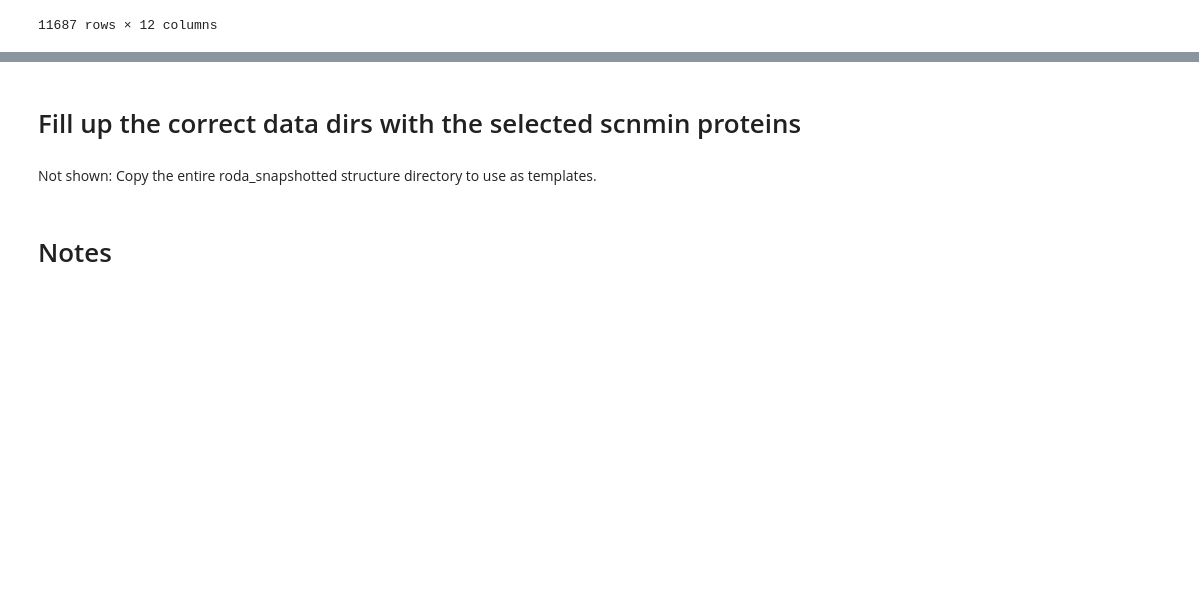
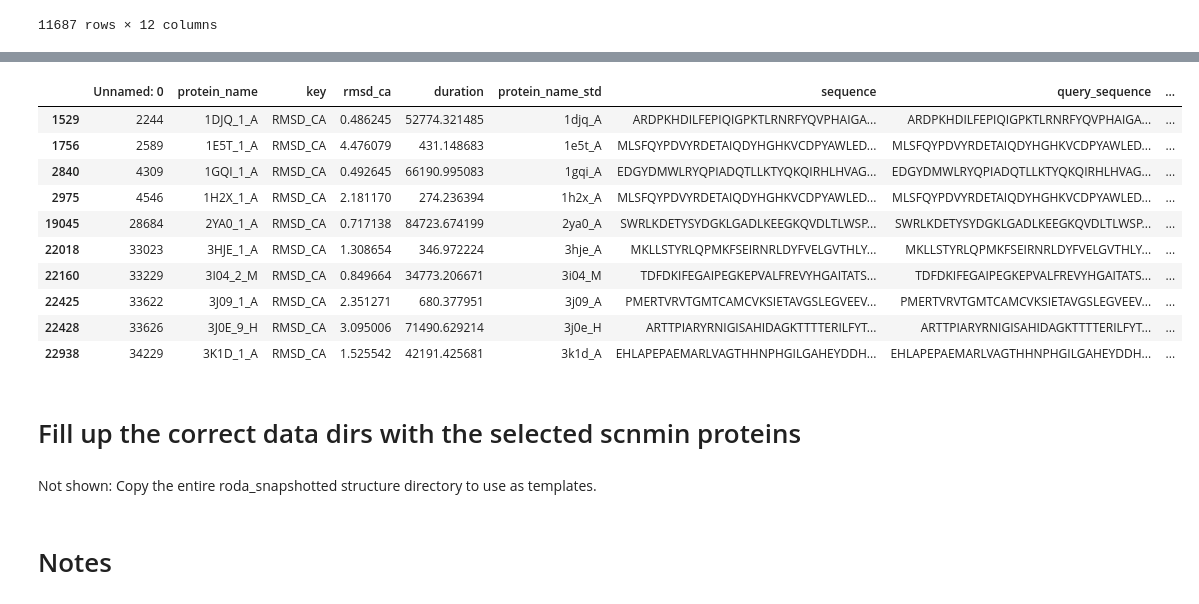
Before and after one commit to jonathanking/openfold, a Jupyter notebook: jk_research/notebooks/230510_selecting_forming_scnmin_data.ipynb, the cells around one changed output, grey strips where cells are left out. Saved outputs shown, nothing was run; the diff lists cells and outputs as text; code cells hidden in the pictures; blank space fills up the shorter version.

```diff
--- a/jk_research/notebooks/230510_selecting_forming_scnmin_data.ipynb
+++ b/jk_research/notebooks/230510_selecting_forming_scnmin_data.ipynb
@@ -438,3 +450,18 @@ df_filtered.to_csv("df_filtered.csv")
+# %%
+# Identify the proteins with sequences longer than 700
+df_filtered[df_filtered['sequence'].str.len() > 700]
+# %% [output]
+|  | Unnamed: 0 | protein_name | key | rmsd_ca | duration | protein_name_std | sequence | query_sequence | ... |
+| 1529 | 2244 | 1DJQ_1_A | RMSD_CA | 0.486245 | 52774.321485 | 1djq_A | ARDPKHDILFEPIQIGPKTLRNRFYQVPHAIGA... | ARDPKHDILFEPIQIGPKTLRNRFYQVPHAIGA... | ... |
+| 1756 | 2589 | 1E5T_1_A | RMSD_CA | 4.476079 | 431.148683 | 1e5t_A | MLSFQYPDVYRDETAIQDYHGHKVCDPYAWLED... | MLSFQYPDVYRDETAIQDYHGHKVCDPYAWLED... | ... |
+| 2840 | 4309 | 1GQI_1_A | RMSD_CA | 0.492645 | 66190.995083 | 1gqi_A | EDGYDMWLRYQPIADQTLLKTYQKQIRHLHVAG... | EDGYDMWLRYQPIADQTLLKTYQKQIRHLHVAG... | ... |
+| 2975 | 4546 | 1H2X_1_A | RMSD_CA | 2.181170 | 274.236394 | 1h2x_A | MLSFQYPDVYRDETAIQDYHGHKVCDPYAWLED... | MLSFQYPDVYRDETAIQDYHGHKVCDPYAWLED... | ... |
+| 19045 | 28684 | 2YA0_1_A | RMSD_CA | 0.717138 | 84723.674199 | 2ya0_A | SWRLKDETYSYDGKLGADLKEEGKQVDLTLWSP... | SWRLKDETYSYDGKLGADLKEEGKQVDLTLWSP... | ... |
+| 22018 | 33023 | 3HJE_1_A | RMSD_CA | 1.308654 | 346.972224 | 3hje_A | MKLLSTYRLQPMKFSEIRNRLDYFVELGVTHLY... | MKLLSTYRLQPMKFSEIRNRLDYFVELGVTHLY... | ... |
+| 22160 | 33229 | 3I04_2_M | RMSD_CA | 0.849664 | 34773.206671 | 3i04_M | TDFDKIFEGAIPEGKEPVALFREVYHGAITATS... | TDFDKIFEGAIPEGKEPVALFREVYHGAITATS... | ... |
+| 22425 | 33622 | 3J09_1_A | RMSD_CA | 2.351271 | 680.377951 | 3j09_A | PMERTVRVTGMTCAMCVKSIETAVGSLEGVEEV... | PMERTVRVTGMTCAMCVKSIETAVGSLEGVEEV... | ... |
+| 22428 | 33626 | 3J0E_9_H | RMSD_CA | 3.095006 | 71490.629214 | 3j0e_H | ARTTPIARYRNIGISAHIDAGKTTTTERILFYT... | ARTTPIARYRNIGISAHIDAGKTTTTERILFYT... | ... |
+| 22938 | 34229 | 3K1D_1_A | RMSD_CA | 1.525542 | 42191.425681 | 3k1d_A | EHLAPEPAEMARLVAGTHHNPHGILGAHEYDDH... | EHLAPEPAEMARLVAGTHHNPHGILGAHEYDDH... | ... |
 # %% [markdown]
 # Fill up the correct data dirs with the selected scnmin proteins
 # %%
```
Also changed, not shown: parts of 2 cells of this notebook.
